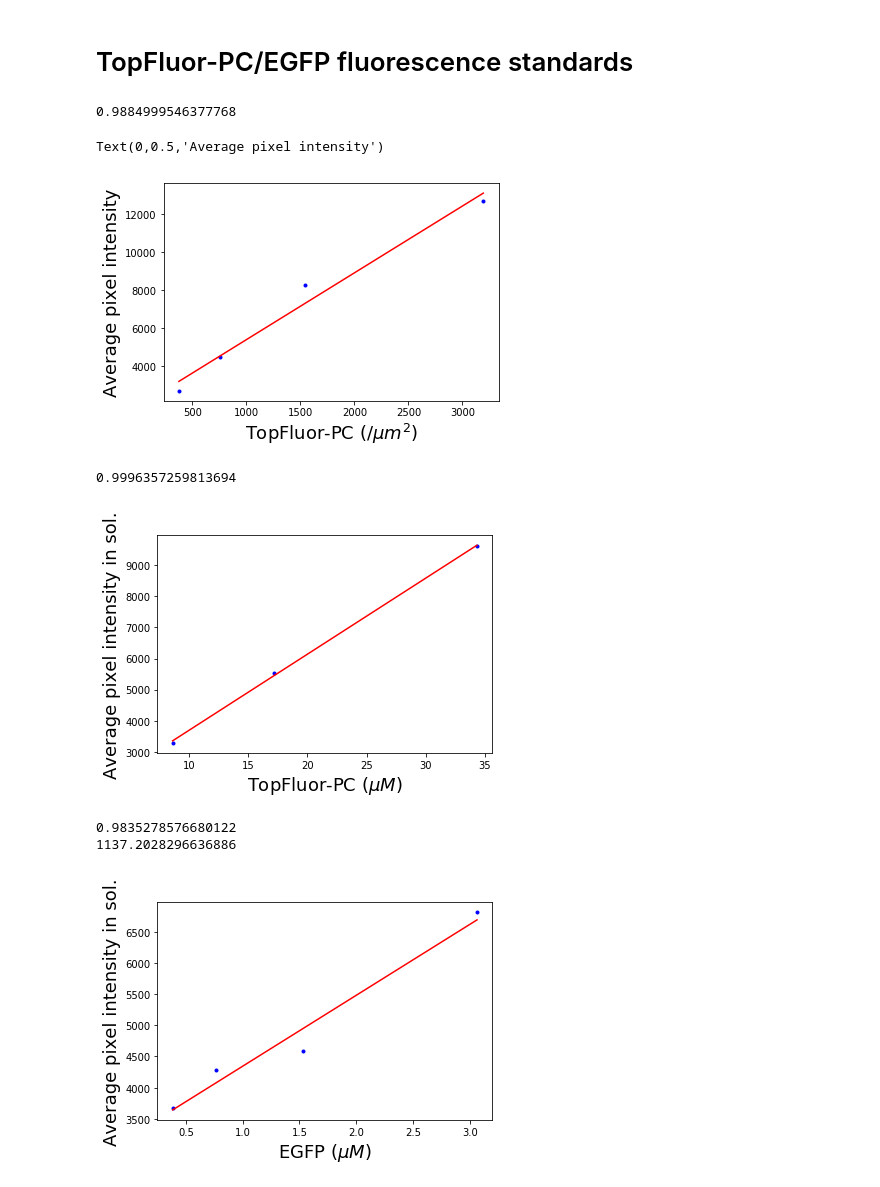
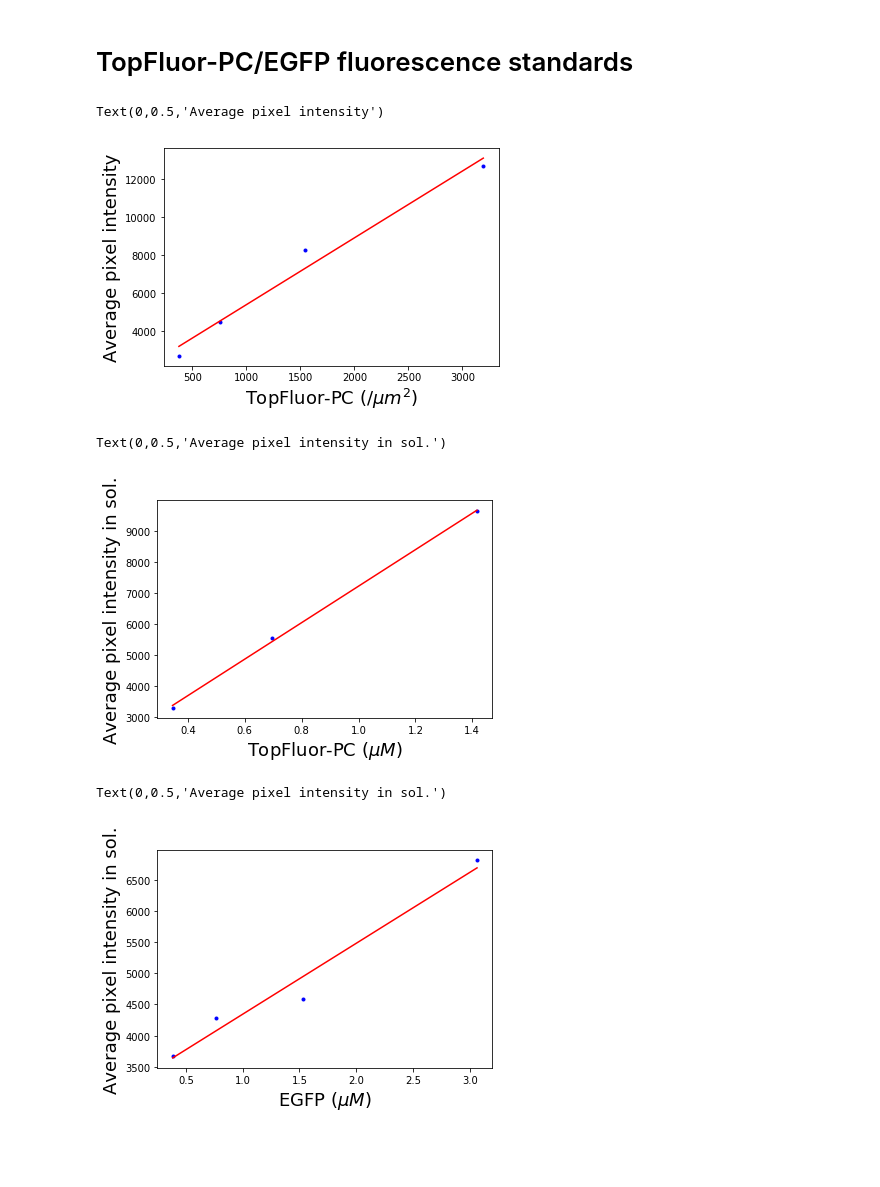
Before and after one commit to jiongyi/postdoc, a Jupyter notebook: topfluor-pc-fluorescence-standards.ipynb, the cells around one changed output. Cells and saved outputs as stored; diff of their text form; code cells hidden in the pictures; blank space fills up the shorter version.

```diff
--- a/topfluor-pc-fluorescence-standards.ipynb
+++ b/topfluor-pc-fluorescence-standards.ipynb
@@ -9,39 +9,33 @@ from matplotlib.pyplot import plot, xlabel, ylabel
 dataMat = array([[0.2298411452, 12731.514], [0.111345544, 8291.856], [0.0548200815,4462.729], [0.02720172837, 2694.628]])
 numberLipidsPerMicron = 1 / 0.72 / 1e-6
 dataMat[:, 0] *= numberLipidsPerMicron / 1e2
-slope, intercept, r_value, p_value, std_err = stats.linregress(dataMat[:, 0],dataMat[:, 1])
-print(r_value)
+slopeSLB, interceptSLB, r_value, p_value, std_err = stats.linregress(dataMat[:, 0],dataMat[:, 1])
 plot(dataMat[:, 0], dataMat[:, 1], 'b.')
-plot(dataMat[:, 0], slope * dataMat[:, 0] + intercept, 'r')
+plot(dataMat[:, 0], slopeSLB * dataMat[:, 0] + interceptSLB, 'r')
 xlabel("TopFluor-PC (/$\mu m^2$)", fontsize = 18)
 ylabel("Average pixel intensity", fontsize = 18)
 # %% [output]
-0.9884999546377768
+Text(0,0.5,'Average pixel intensity')
-Text(0,0.5,'Average pixel intensity')
 [figure]
 # %%
-solDataMat = array([[0.111345544 * 30.84257169 * 1e1, 9617.44], [0.0548200815 * 31.32230771 * 1e1, 5545.455], [0.02720172837 * 31.56217572 * 1e1, 3280.156]])
-slope, intercept, r_value, p_value, std_error = stats.linregress(solDataMat[:, 0], solDataMat[:, 1])
-print(r_value)
+solDataMat = array([[1.416157906, 9617.44], [0.6972960249, 5545.455], [0.3460133927, 3280.156]])
+slopeTF, interceptTF, r_value, p_value, std_error = stats.linregress(solDataMat[:, 0], solDataMat[:, 1])
 plot(solDataMat[:, 0], solDataMat[:, 1], 'b.')
-plot(solDataMat[:, 0], slope * solDataMat[:, 0] + intercept, 'r')
+plot(solDataMat[:, 0], slopeTF * solDataMat[:, 0] + interceptTF, 'r')
 xlabel("TopFluor-PC ($\mu M$)", fontsize = 18)
 ylabel("Average pixel intensity in sol.", fontsize = 18)
-intensityTopFluor = slope
 # %% [output]
-0.9996357259813694
+Text(0,0.5,'Average pixel intensity in sol.')
-[figure, old version]
+[figure, new version]
 # %%
 egfpDataMat = array([[3.064404432, 6813.983], [1.532202216, 4594.704], [0.766101108, 4285.364], [0.383050554, 3667.287]])
 slope, intercept, r_value, p_value, std_error = stats.linregress(egfpDataMat[:, 0], egfpDataMat[:, 1])
-print(r_value)
 plot(egfpDataMat[:, 0], egfpDataMat[:, 1], 'b.')
 plot(egfpDataMat[:, 0], slope * egfpDataMat[:, 0] + intercept, 'r')
 xlabel("EGFP ($\mu M$)", fontsize = 18)
 ylabel("Average pixel intensity in sol.", fontsize = 18)
 # %% [output]
-0.9835278576680122
-1137.2028296636886
+Text(0,0.5,'Average pixel intensity in sol.')
 [figure]
 # %%
 egfp2DataMat = array([[3.064404432, 10568.813],  [1.532202216, 4273.751], [0.766101108, 1699.327], [0.383050554, 812.394]])
```
Also changed, not shown: parts of 3 cells of this notebook.
